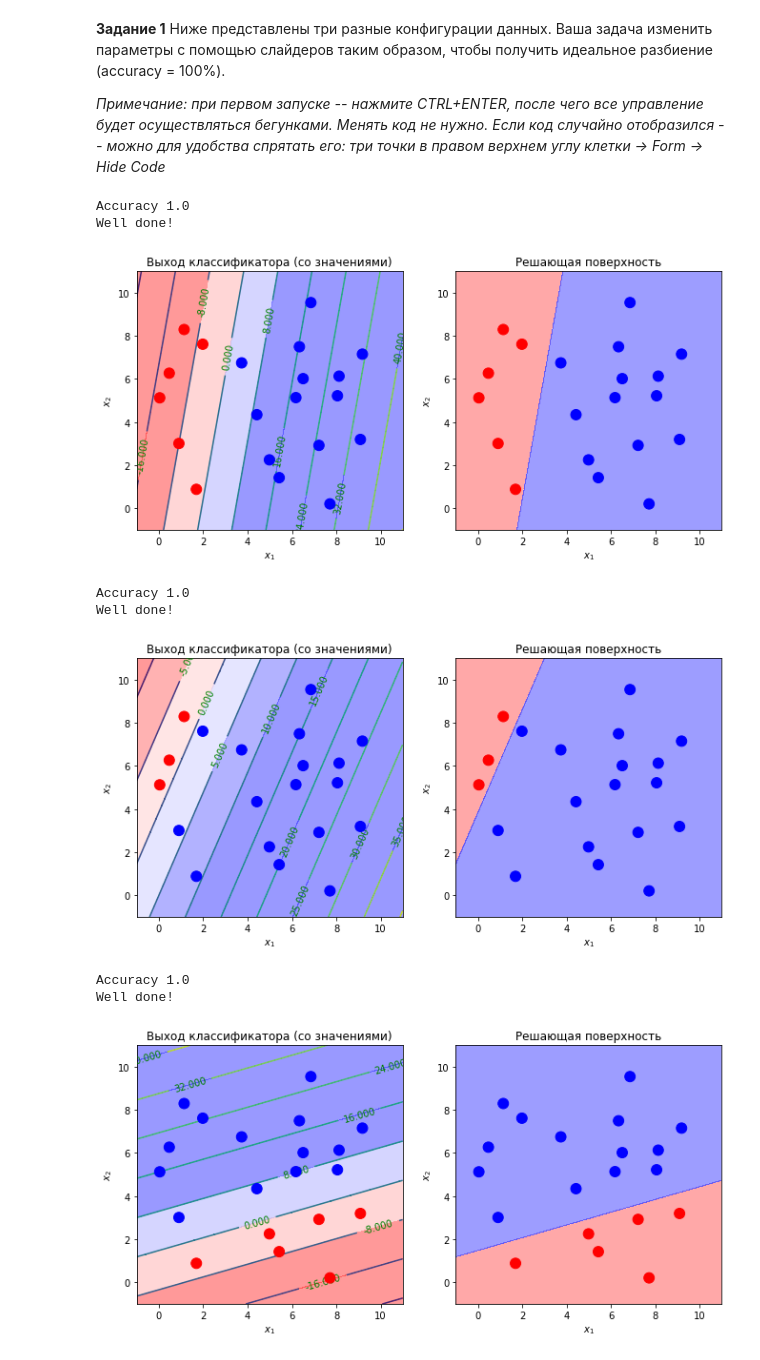
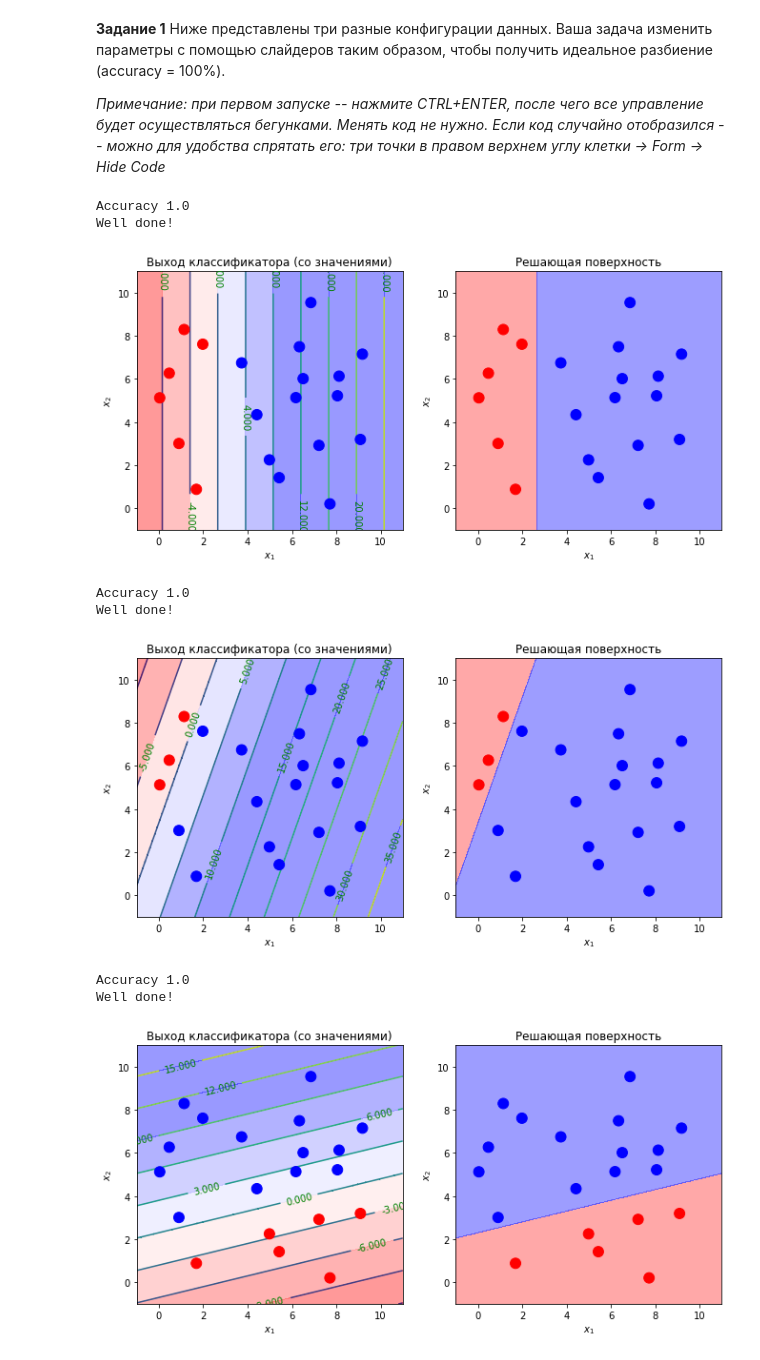
Before and after one commit to vsolodkyi/NeuralNetworks_SkillBox, a Jupyter notebook: module/practice_1_linear.ipynb, the cells around one changed output. Drawn from its saved outputs; the diff is of its cells as text; code cells hidden in the pictures.

```diff
--- a/module/practice_1_linear.ipynb
+++ b/module/practice_1_linear.ipynb
@@ -175,9 +175,9 @@ show_descision_boundary(clf1, limits, binary=True,
 *Примечание: при первом запуске -- нажмите CTRL+ENTER, после чего все управление будет осуществляться бегунками. Менять код не нужно. Если код случайно отобразился -- можно для удобства спрятать его: три точки в правом верхнем углу клетки -> Form -> Hide Code*
 # %%
 #@title 1a { run: "auto" }
-a = -10 #@param {type:"slider", min:-10, max:10, step:0.1}
-b = -10 #@param {type:"slider", min:-10, max:10, step:0.1}
-c = -10 #@param {type:"slider", min:-10, max:10, step:0.1}
+a = 3.2 #@param {type:"slider", min:-10, max:10, step:0.1}
+b = 0 #@param {type:"slider", min:-10, max:10, step:0.1}
+c = -8.5 #@param {type:"slider", min:-10, max:10, step:0.1}
 
 X, y = generate_simple_data(20, 1, 0, -2, 10, 10)
 
@@ -204,13 +204,13 @@ show_descision_boundary(limits=limits, binary=True, clf=clf,
 # %% [output]
 Accuracy 1.0
 Well done!
-[figure, old version]
+[figure, new version]
 # %%
 #@title 1b { run: "auto" }
 
-a = -10 #@param {type:"slider", min:-10, max:10, step:0.1}
-b = -10 #@param {type:"slider", min:-10, max:10, step:0.1}
-c = -10 #@param {type:"slider", min:-10, max:10, step:0.1}
+a = 3.2 #@param {type:"slider", min:-10, max:10, step:0.1}
+b = -1.1 #@param {type:"slider", min:-10, max:10, step:0.1}
+c = 3.7 #@param {type:"slider", min:-10, max:10, step:0.1}
 
 #n_lines = 15 #@param {type:"slider", min:0, max:50, step:1}
 #show_lines = False #@param {type:"boolean"}
@@ -237,42 +237,42 @@ show_descision_boundary(limits=limits, binary=True, clf=clf,
 # %% [output]
 Accuracy 1.0
 Well done!
-[figure, old version]
+[figure, new version]
 # %%
 #@title 1c { run: "auto" }
 n_lines = 5
 
-a = -10 #@param {type:"slider", min:-10, max:10, step:0.1}
-b = -10 #@param {type:"slider", min:-10, max:10, step:0.1}
-c = -10 #@param {type:"slider", min:-10, max:10, step:0.1}
+a = -0.5 #@param {type:"slider", min:-10, max:10, step:0.1}
+b = 2 #@param {type:"slider", min:-10, max:10, step:0.1}
+c = -4.6 #@param {type:"slider", min:-10, max:10, step:0.1}
 
 #n_lines = 15 #@param {type:"slider", min:0, max:50, step:1}
 #show_lines = False #@param {type:"boolean"}
 X, y = generate_simple_data(20, -1, 3, -2, 10, 10)
 clf = Neuron(a, b, c, False)
 clf_ = lambda x: clf(x) > 0.0
 
 values, binary = create_two_axes()
 if eval_clf(clf, X, y) != 1.:
     print("Try harder!")
 else:
     print("Well done!")
 
 
 show_descision_boundary(limits=limits, binary=False, clf=clf,
                             X=X,
                             y=y,
                             n_lines=10,
                            show_lines=True, ax=values)
 show_descision_boundary(limits=limits, binary=True, clf=clf,
                         X=X,
                         y=y,
                         n_lines=7,
                        show_lines=False, ax=binary)
 # %% [output]
 Accuracy 1.0
 Well done!
-[figure, old version]
+[figure, new version]
 # %%
 #@title 2 Подберите коэффициенты таким образом, чтобы значение в желтой точке (6, 2) было больше 20 при 100% точности{ run: "auto" }
 
```
Also changed, not shown: parts of 1 cell of this notebook.
